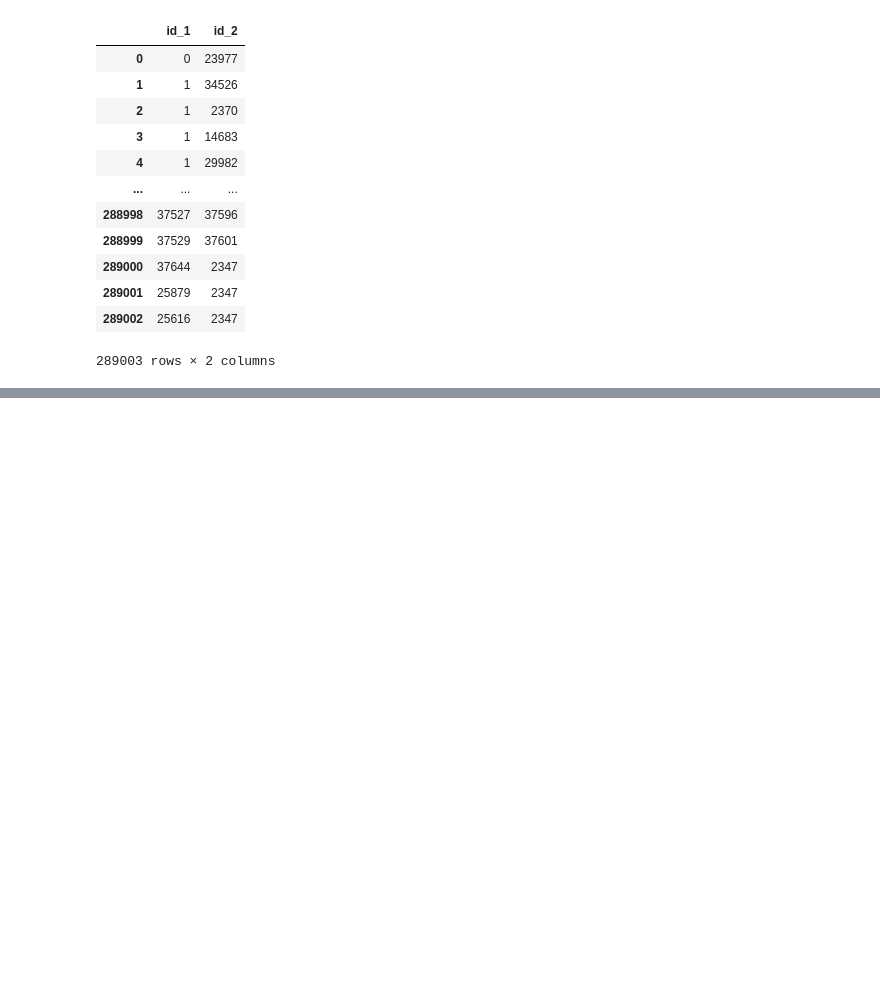
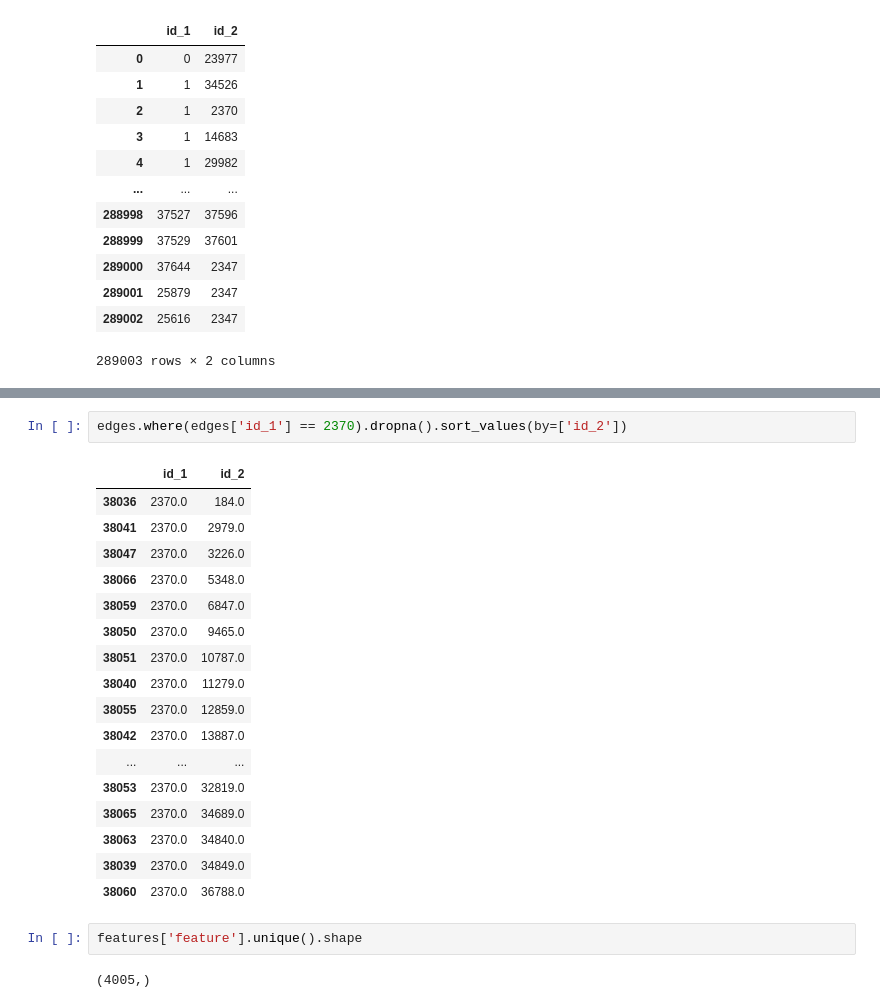
Before and after one commit to garfield-gray/DataMining, a Jupyter notebook: Deep_Learning.ipynb, the cells around one changed output, grey strips where cells are left out. Saved outputs shown, nothing was run; the diff lists cells and outputs as text; blank space fills up the shorter version.

```diff
--- a/Deep_Learning.ipynb
+++ b/Deep_Learning.ipynb
@@ -90,0 +107,24 @@ edges
+# %%
+edges.where(edges['id_1'] == 2370).dropna().sort_values(by=['id_2'])
+# %% [output]
+|  | id_1 | id_2 |
+| 38036 | 2370.0 | 184.0 |
+| 38041 | 2370.0 | 2979.0 |
+| 38047 | 2370.0 | 3226.0 |
+| 38066 | 2370.0 | 5348.0 |
+| 38059 | 2370.0 | 6847.0 |
+| 38050 | 2370.0 | 9465.0 |
+| 38051 | 2370.0 | 10787.0 |
+| 38040 | 2370.0 | 11279.0 |
+| 38055 | 2370.0 | 12859.0 |
+| 38042 | 2370.0 | 13887.0 |
+| ... | ... | ... |
+| 38053 | 2370.0 | 32819.0 |
+| 38065 | 2370.0 | 34689.0 |
+| 38063 | 2370.0 | 34840.0 |
+| 38039 | 2370.0 | 34849.0 |
+| 38060 | 2370.0 | 36788.0 |
+# %%
+features['feature'].unique().shape
+# %% [output]
+(4005,)
```
Also changed, not shown: parts of 5 cells of this notebook.
